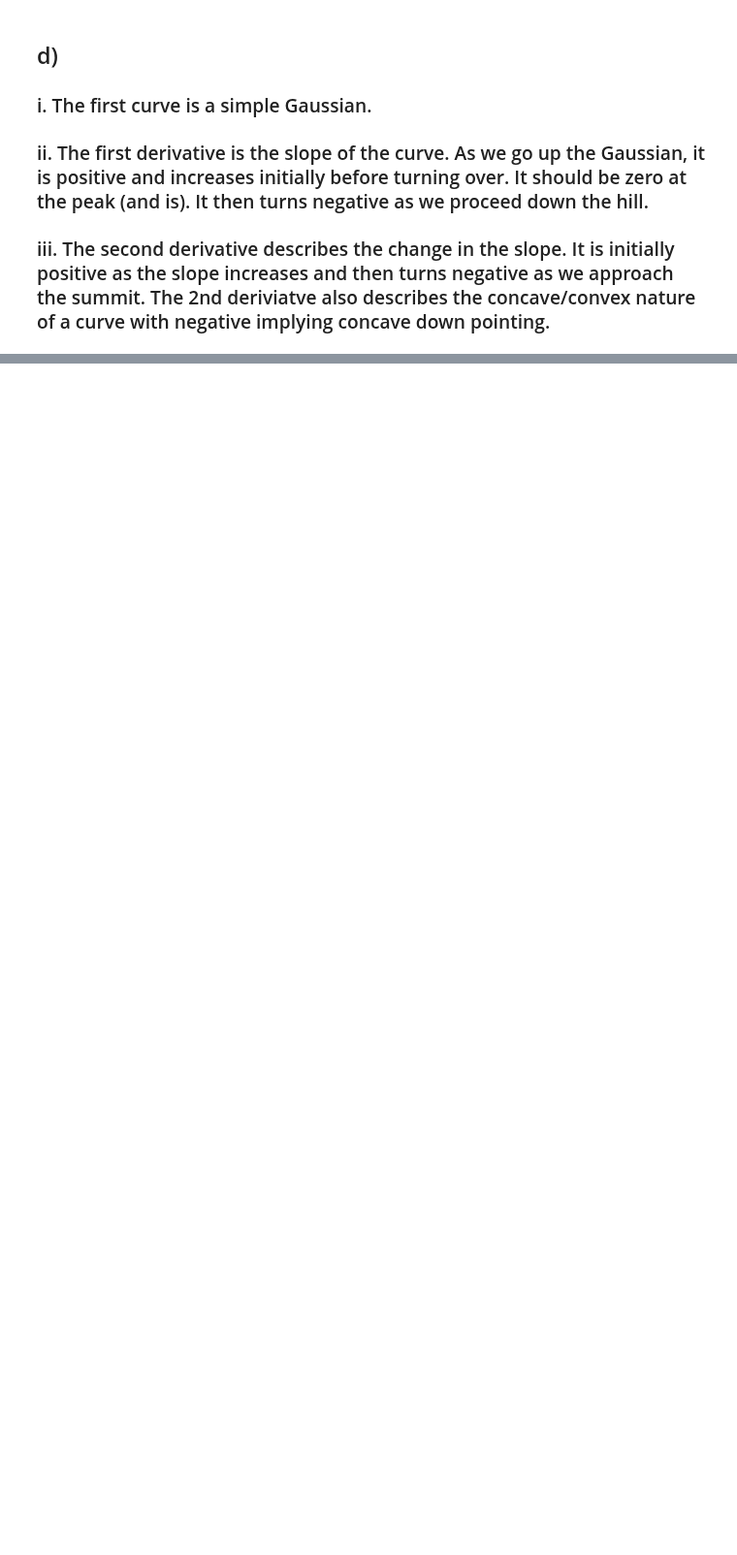
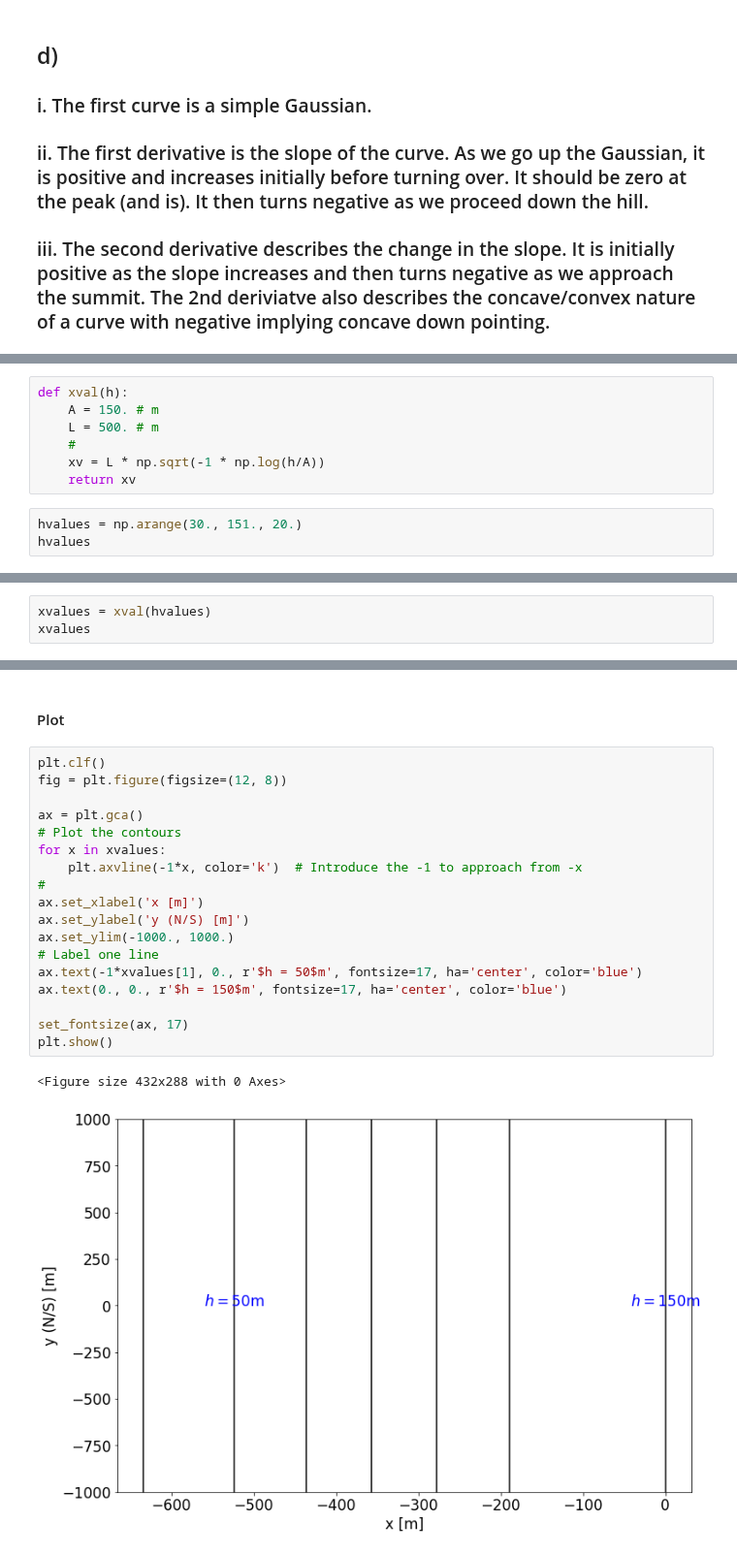
Before and after one commit to profxj/ocea200, a Jupyter notebook: hw/2/HWSET_2.ipynb, the cells around one changed output, grey strips where cells are left out. Shown at 97% size. Saved outputs shown, nothing was run; the diff lists cells and outputs as text; blank space fills up the shorter version.

```diff
--- a/hw/2/HWSET_2.ipynb
+++ b/hw/2/HWSET_2.ipynb
@@ -166,0 +177,10 @@ plt.show()
+# %%
+def xval(h):
+    A = 150. # m
+    L = 500. # m
+    #
+    xv = L * np.sqrt(-1 * np.log(h/A))
+    return xv
+# %%
+hvalues = np.arange(30., 151., 20.)
+hvalues
@@ -166,0 +189,3 @@ plt.show()
+# %%
+xvalues = xval(hvalues)
+xvalues
@@ -166,0 +195,23 @@ plt.show()
+# %% [markdown]
+#### Plot
+# %%
+plt.clf()
+fig = plt.figure(figsize=(12, 8))
+
+ax = plt.gca()
+# Plot the contours
+for x in xvalues:
+    plt.axvline(-1*x, color='k')  # Introduce the -1 to approach from -x
+#
+ax.set_xlabel('x [m]')
+ax.set_ylabel('y (N/S) [m]')
+ax.set_ylim(-1000., 1000.)
+# Label one line
+ax.text(-1*xvalues[1], 0., r'$h = 50$m', fontsize=17, ha='center', color='blue')
+ax.text(0., 0., r'$h = 150$m', fontsize=17, ha='center', color='blue')
+
+set_fontsize(ax, 17)
+plt.show()
+# %% [output]
+<Figure size 432x288 with 0 Axes>
+[figure, added]
```
Also changed, not shown: parts of 12 cells of this notebook.
